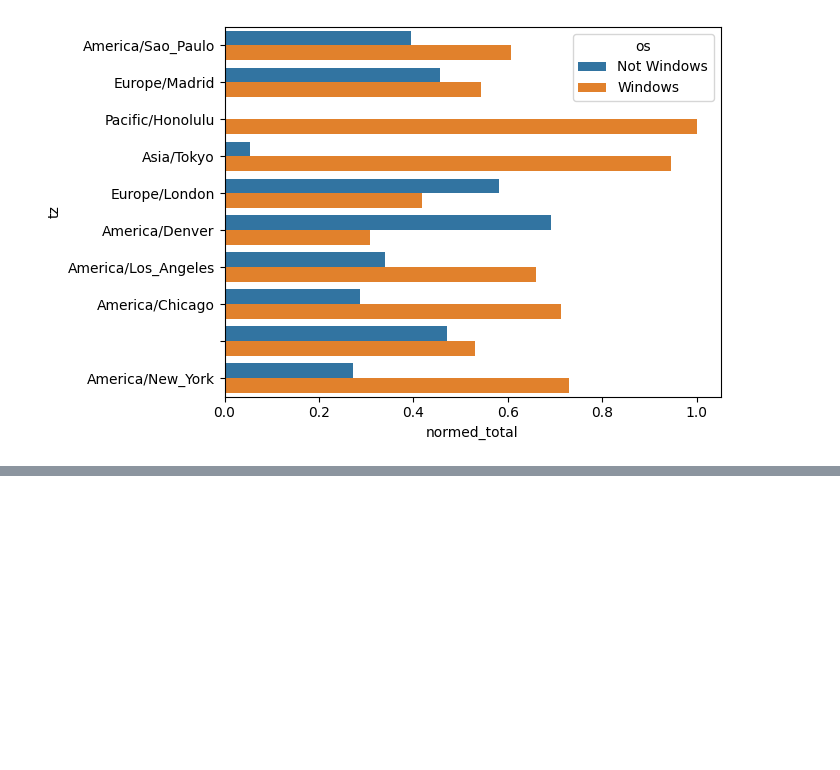
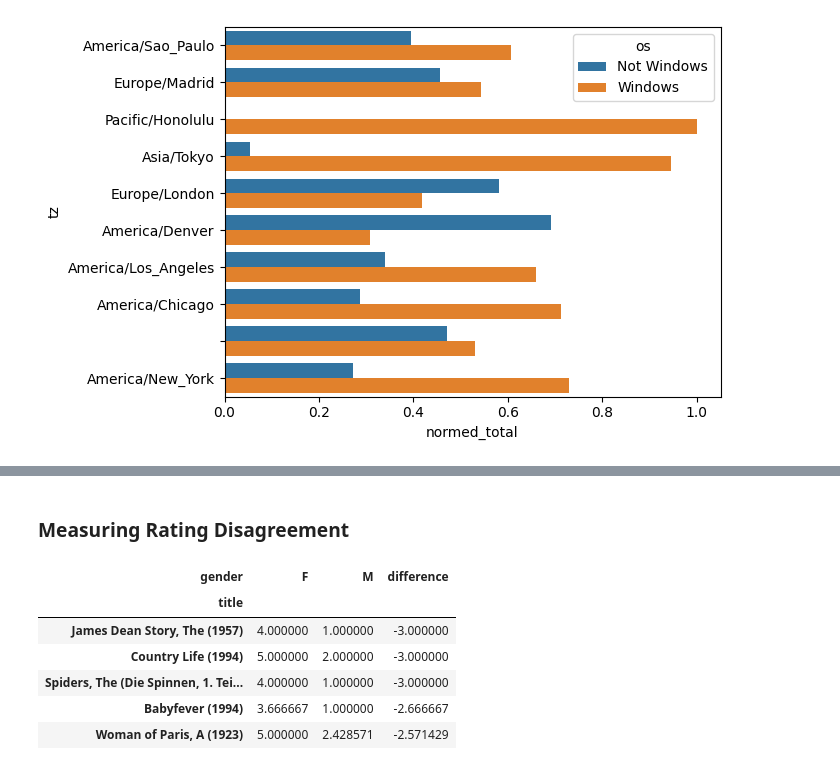
Before and after one commit to william-barros-costa/data_science_basic_knowledge, a Jupyter notebook: 10_data_analysis_examples/chapter.ipynb, the cells around one changed output, grey strips where cells are left out. Saved outputs shown, nothing was run; the diff lists cells and outputs as text; code cells hidden in the pictures; blank space fills up the shorter version.

```diff
--- a/10_data_analysis_examples/chapter.ipynb
+++ b/10_data_analysis_examples/chapter.ipynb
@@ -244,0 +250,5 @@ results2 = count_subset['total'] / g['total'].sum()
+# %%
+data = pd.merge(pd.merge(ratings, users), movies)
+# %%
+mean_ratings = data.pivot_table('rating', index='title', columns='gender', aggfunc='mean')
+mean_ratings.head()
@@ -244,0 +285,14 @@ results2 = count_subset['total'] / g['total'].sum()
+# %% [markdown]
+### Measuring Rating Disagreement
+# %%
+mean_ratings['difference'] = mean_ratings['M'] - mean_ratings['F']
+sorted_by_diff = mean_ratings.sort_values('difference')
+sorted_by_diff.head()
+# %% [output]
+| gender | F | M | difference |
+| title |  |  |  |
+| James Dean Story, The (1957) | 4.000000 | 1.000000 | -3.000000 |
+| Country Life (1994) | 5.000000 | 2.000000 | -3.000000 |
+| Spiders, The (Die Spinnen, 1. Tei... | 4.000000 | 1.000000 | -3.000000 |
+| Babyfever (1994) | 3.666667 | 1.000000 | -2.666667 |
+| Woman of Paris, A (1923) | 5.000000 | 2.428571 | -2.571429 |
```
Also changed, not shown: parts of 12 cells of this notebook, 3 other files.
